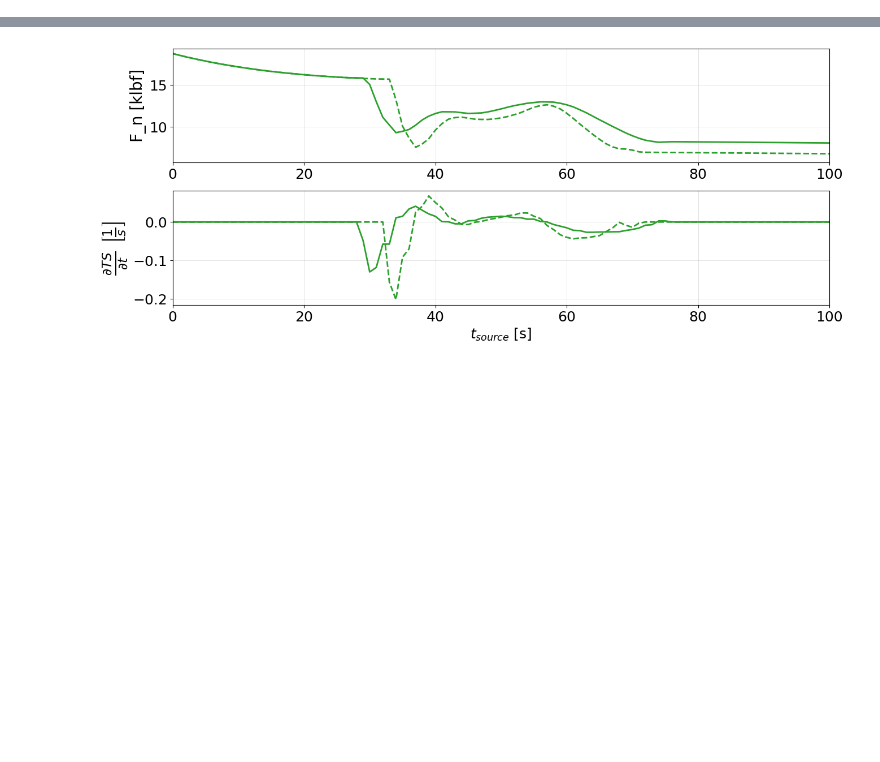
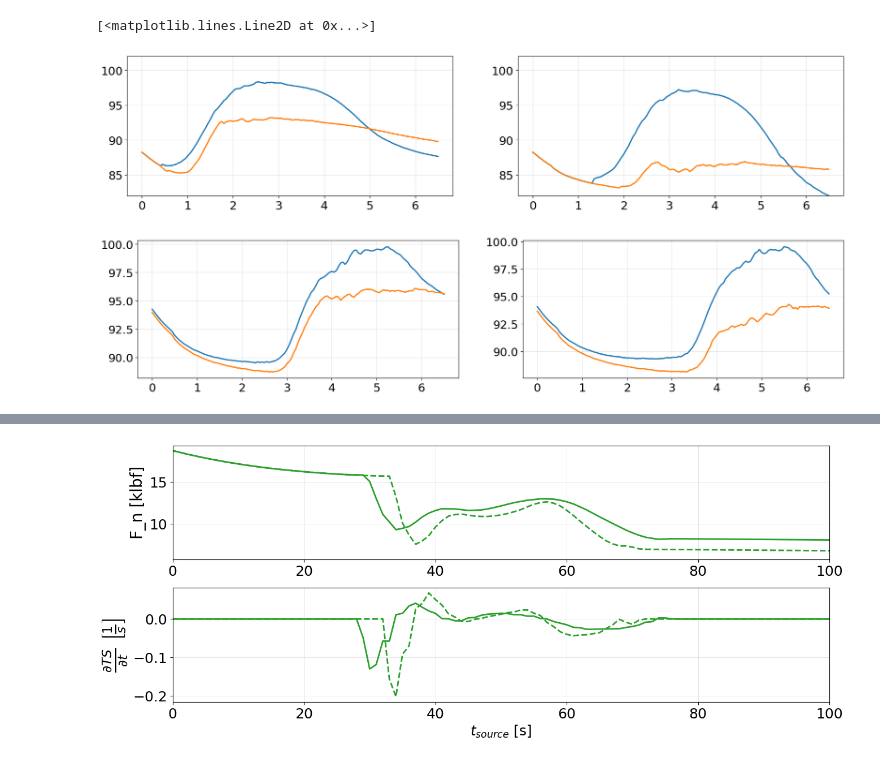
Before and after one commit to MIT-LAE/pyNA, a Jupyter notebook: pyNA/run/Figures - Comparison of 4 key trajectories (bar charts).ipynb, the cells around one changed output, grey strips where cells are left out. Saved outputs shown, nothing was run; the diff lists cells and outputs as text; code cells hidden in the pictures; blank space fills up the shorter version.

```diff
--- a/pyNA/run/Figures - Comparison of 4 key trajectories (bar charts).ipynb
+++ b/pyNA/run/Figures - Comparison of 4 key trajectories (bar charts).ipynb
@@ -594,0 +472,22 @@ py = pyna(pyna_settings)
+# %%
+# Compare trajectories
+fig, ax = plt.subplots(1,2, figsize=(20, 4))
+
+
+ax[0].plot(np.linspace(0, 6500, 131)/1000, epnl['stca']['V2']['sideline']['std'], color='tab:blue', linestyle=linestyle_lst[j])
+ax[0].plot(np.linspace(0, 6500, 131)/1000, epnl['stca']['V2']['sideline']['adv'], color='tab:orange', linestyle=linestyle_lst[j])
+ax[1].plot(np.linspace(0, 6500, 131)/1000, epnl['stca']['Vmax']['sideline']['std'], color='tab:blue', linestyle=linestyle_lst[j])
+ax[1].plot(np.linspace(0, 6500, 131)/1000, epnl['stca']['Vmax']['sideline']['adv'], color='tab:orange', linestyle=linestyle_lst[j])
+ax[0].set_ylim([82, 102])
+ax[1].set_ylim([82, 102])
+
+
+fig, ax = plt.subplots(1,2, figsize=(20, 4))
+ax[0].plot(np.linspace(0, 6500, 131)/1000, epnl['a10']['V2']['sideline']['std'], color='tab:blue', linestyle=linestyle_lst[j])
+ax[0].plot(np.linspace(0, 6500, 131)/1000, epnl['a10']['V2']['sideline']['adv'], color='tab:orange', linestyle=linestyle_lst[j])
+ax[1].plot(np.linspace(0, 6500, 131)/1000, epnl['a10']['Vmax']['sideline']['std'], color='tab:blue', linestyle=linestyle_lst[j])
+ax[1].plot(np.linspace(0, 6500, 131)/1000, epnl['a10']['Vmax']['sideline']['adv'], color='tab:orange', linestyle=linestyle_lst[j])
+# %% [output]
+[<matplotlib.lines.Line2D at 0x...>]
+[figure, added]
+[figure, added]
```
Also changed, not shown: parts of 14 cells of this notebook, 26 other files.
